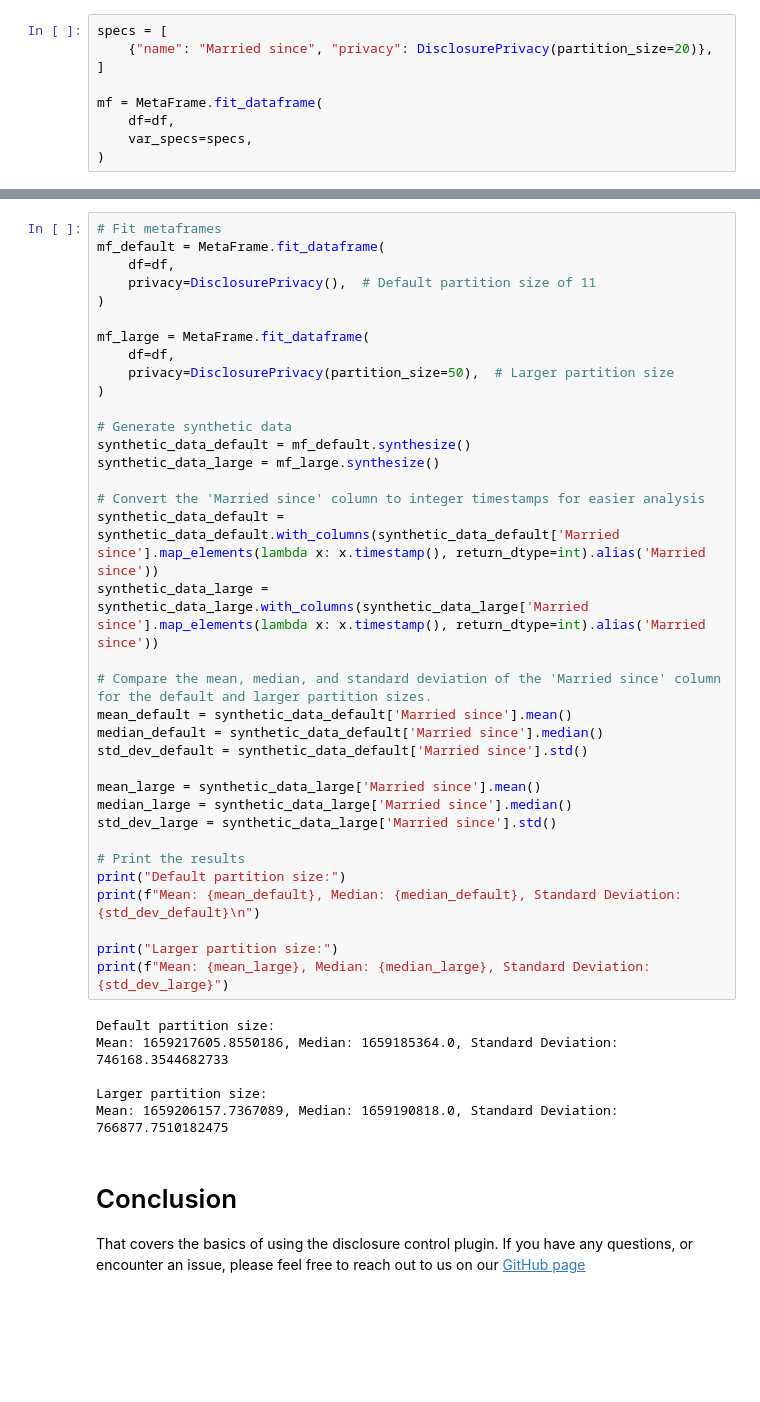
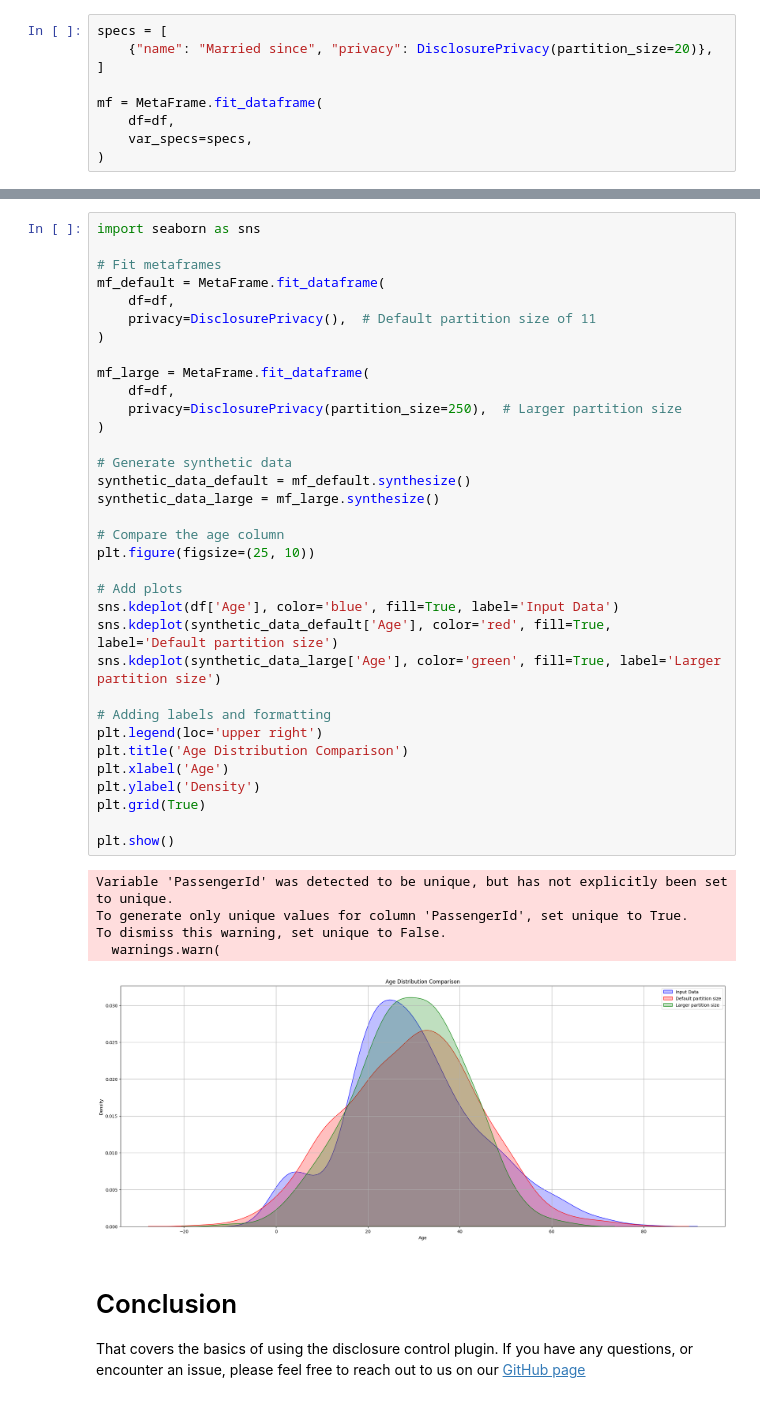
Before and after one commit to sodascience/metasyn-disclosure-control, a Jupyter notebook: examples/usage.ipynb, the cells around one changed output, grey strips where cells are left out. Cells and saved outputs as stored; diff of their text form; blank space fills up the shorter version.

Commit message:
shorter nb + bin size comparison

```diff
--- a/examples/usage.ipynb
+++ b/examples/usage.ipynb
@@ -216,44 +209,43 @@ mf = MetaFrame.fit_dataframe(
 # %%
+import seaborn as sns
+
 # Fit metaframes
 mf_default = MetaFrame.fit_dataframe(
     df=df,
     privacy=DisclosurePrivacy(),  # Default partition size of 11
 )
 
 mf_large = MetaFrame.fit_dataframe(
     df=df,
-    privacy=DisclosurePrivacy(partition_size=50),  # Larger partition size
+    privacy=DisclosurePrivacy(partition_size=250),  # Larger partition size
 )
 
 # Generate synthetic data
 synthetic_data_default = mf_default.synthesize()
 synthetic_data_large = mf_large.synthesize()
 
-# Convert the 'Married since' column to integer timestamps for easier analysis
-synthetic_data_default = synthetic_data_default.with_columns(synthetic_data_default['Married since'].map_elements(lambda x: x.timestamp(), return_dtype=int).alias('Married since'))
-synthetic_data_large = synthetic_data_large.with_columns(synthetic_data_large['Married since'].map_elements(lambda x: x.timestamp(), return_dtype=int).alias('Married since'))
+# Compare the age column
+plt.figure(figsize=(25, 10))
 
-# Compare the mean, median, and standard deviation of the 'Married since' column for the default and larger partition sizes.
-mean_default = synthetic_data_default['Married since'].mean()
-median_default = synthetic_data_default['Married since'].median()
-std_dev_default = synthetic_data_default['Married since'].std()
+# Add plots
+sns.kdeplot(df['Age'], color='blue', fill=True, label='Input Data')
+sns.kdeplot(synthetic_data_default['Age'], color='red', fill=True, label='Default partition size')
+sns.kdeplot(synthetic_data_large['Age'], color='green', fill=True, label='Larger partition size')
 
-mean_large = synthetic_data_large['Married since'].mean()
-median_large = synthetic_data_large['Married since'].median()
-std_dev_large = synthetic_data_large['Married since'].std()
+# Adding labels and formatting
+plt.legend(loc='upper right')
+plt.title('Age Distribution Comparison')
+plt.xlabel('Age')
+plt.ylabel('Density')
+plt.grid(True)
 
-# Print the results
-print("Default partition size:")
-print(f"Mean: {mean_default}, Median: {median_default}, Standard Deviation: {std_dev_default}\n")
-
-print("Larger partition size:")
-print(f"Mean: {mean_large}, Median: {median_large}, Standard Deviation: {std_dev_large}")
+plt.show()
 # %% [output]
-Default partition size:
-Mean: 1659217605.8550186, Median: 1659185364.0, Standard Deviation: 746168.3544682733
-
-Larger partition size:
-Mean: 1659206157.7367089, Median: 1659190818.0, Standard Deviation: 766877.7510182475
+Variable 'PassengerId' was detected to be unique, but has not explicitly been set to unique.
+To generate only unique values for column 'PassengerId', set unique to True.
+To dismiss this warning, set unique to False.
+  warnings.warn(
+[figure, added]
 # %% [markdown]
 # Conclusion
 That covers the basics of using the disclosure control plugin. If you have any questions, or encounter an issue, please feel free to reach out to us on our [GitHub page](https://github.com/sodascience/metasyn-disclosure-control)
```
Also changed, not shown: parts of 5 cells of this notebook.
